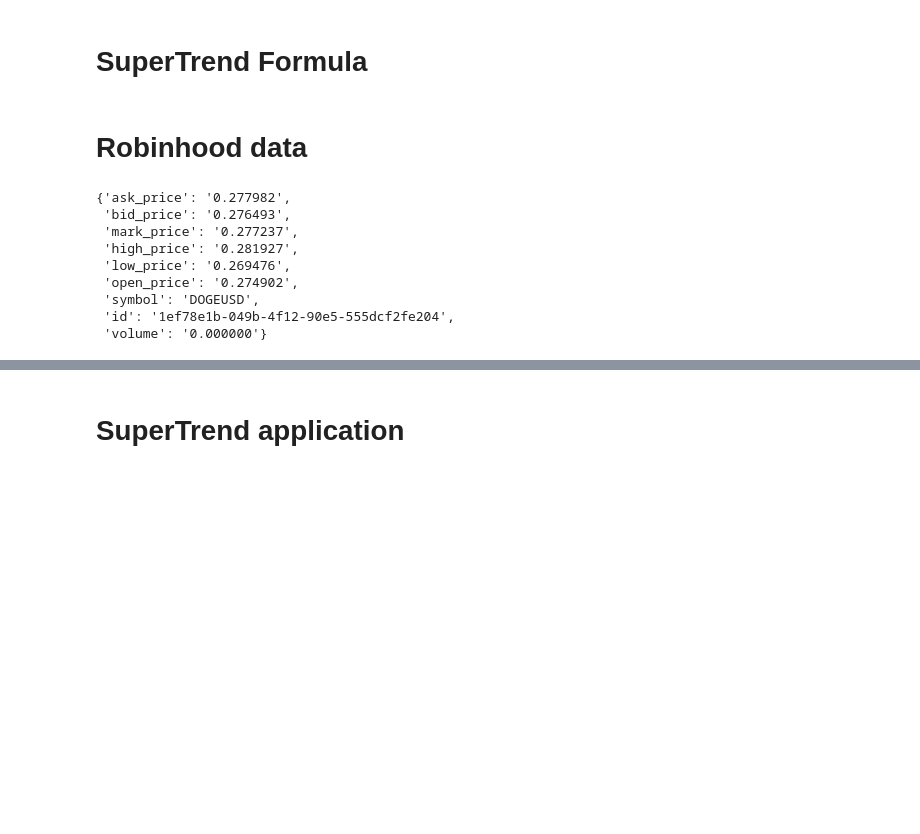
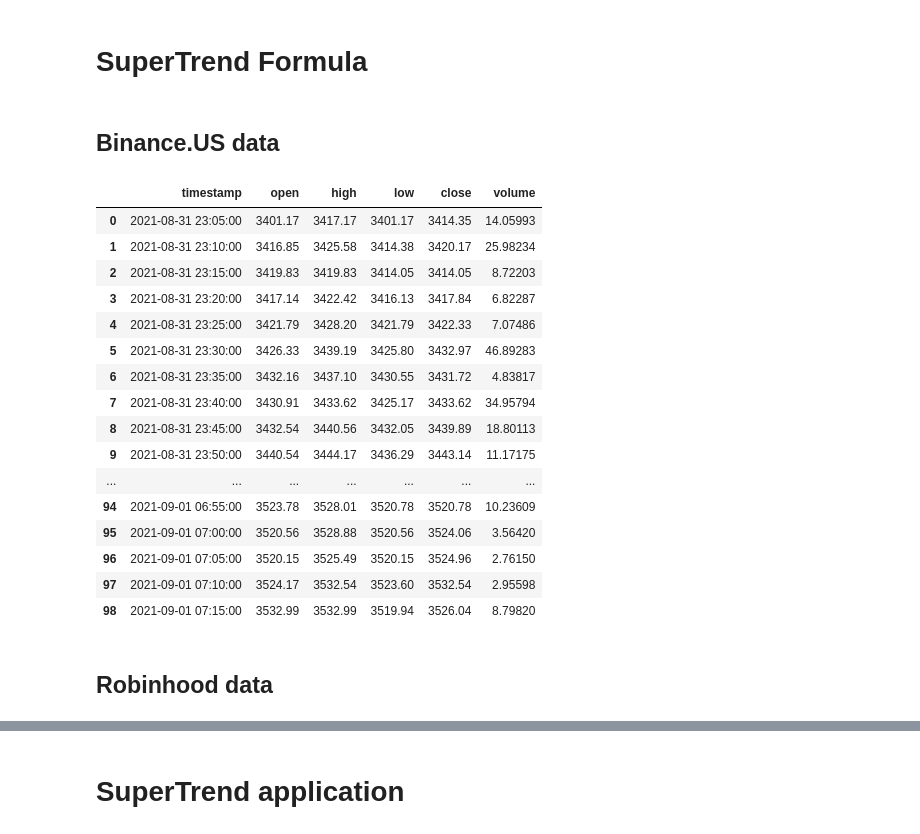
Before and after one commit to Donifide/CryptoBot, a Jupyter notebook: Jupyter/SuperTrendsPractice.ipynb, the cells around one changed output, grey strips where cells are left out. Drawn from its saved outputs; the diff is of its cells as text; code cells hidden in the pictures; blank space fills up the shorter version.

Commit message:
Got the bot to work
Something seems to be happening towards the ending of the schedule.loop > note "Close price" =+1 ==

```diff
--- a/Jupyter/SuperTrendsPractice.ipynb
+++ b/Jupyter/SuperTrendsPractice.ipynb
@@ -308,15 +260,44 @@ def supertrend(df, period=7, atr_multiplier=3):
+# %% [markdown]
+## Binance.US data
+# %%
+import ccxt
+import schedule
+import pandas as pd
+
+import warnings
+warnings.filterwarnings('ignore')
+
+import numpy as np
+from datetime import datetime
+import time
+
+exchange = ccxt.binanceus({
+    "apiKey": BINANCE_KEY,
+    "secret": BINANCE_SECRET
+})
+
+#Binance data
+bars = exchange.fetch_ohlcv('ETH/USDT', timeframe='5m', limit=100)
+df = pd.DataFrame(bars[:-1], columns=['timestamp', 'open', 'high', 'low', 'close','volume'])
+df['timestamp'] = pd.to_datetime(df['timestamp'], unit='ms')
+df
+# %% [output]
+|  | timestamp | open | high | low | close | volume |
+| 0 | 2021-08-31 23:05:00 | 3401.17 | 3417.17 | 3401.17 | 3414.35 | 14.05993 |
+| 1 | 2021-08-31 23:10:00 | 3416.85 | 3425.58 | 3414.38 | 3420.17 | 25.98234 |
+| 2 | 2021-08-31 23:15:00 | 3419.83 | 3419.83 | 3414.05 | 3414.05 | 8.72203 |
+| 3 | 2021-08-31 23:20:00 | 3417.14 | 3422.42 | 3416.13 | 3417.84 | 6.82287 |
+| 4 | 2021-08-31 23:25:00 | 3421.79 | 3428.20 | 3421.79 | 3422.33 | 7.07486 |
+| 5 | 2021-08-31 23:30:00 | 3426.33 | 3439.19 | 3425.80 | 3432.97 | 46.89283 |
+| 6 | 2021-08-31 23:35:00 | 3432.16 | 3437.10 | 3430.55 | 3431.72 | 4.83817 |
+| 7 | 2021-08-31 23:40:00 | 3430.91 | 3433.62 | 3425.17 | 3433.62 | 34.95794 |
+| 8 | 2021-08-31 23:45:00 | 3432.54 | 3440.56 | 3432.05 | 3439.89 | 18.80113 |
+| 9 | 2021-08-31 23:50:00 | 3440.54 | 3444.17 | 3436.29 | 3443.14 | 11.17175 |
+| ... | ... | ... | ... | ... | ... | ... |
+| 94 | 2021-09-01 06:55:00 | 3523.78 | 3528.01 | 3520.78 | 3520.78 | 10.23609 |
+| 95 | 2021-09-01 07:00:00 | 3520.56 | 3528.88 | 3520.56 | 3524.06 | 3.56420 |
+| 96 | 2021-09-01 07:05:00 | 3520.15 | 3525.49 | 3520.15 | 3524.96 | 2.76150 |
+| 97 | 2021-09-01 07:10:00 | 3524.17 | 3532.54 | 3523.60 | 3532.54 | 2.95598 |
+| 98 | 2021-09-01 07:15:00 | 3532.99 | 3532.99 | 3519.94 | 3526.04 | 8.79820 |
 # %% [markdown]
-# Robinhood data
+## Robinhood data
-# %%
-#Live rh data
-get_crypto_quote('DOGE')
-# %% [output]
-{'ask_price': '0.277982',
- 'bid_price': '0.276493',
- 'mark_price': '0.277237',
- 'high_price': '0.281927',
- 'low_price': '0.269476',
- 'open_price': '0.274902',
- 'symbol': 'DOGEUSD',
- 'id': '1ef78e1b-049b-4f12-90e5-555dcf2fe204',
- 'volume': '0.000000'}
```
Also changed, not shown: parts of 11 cells of this notebook.
